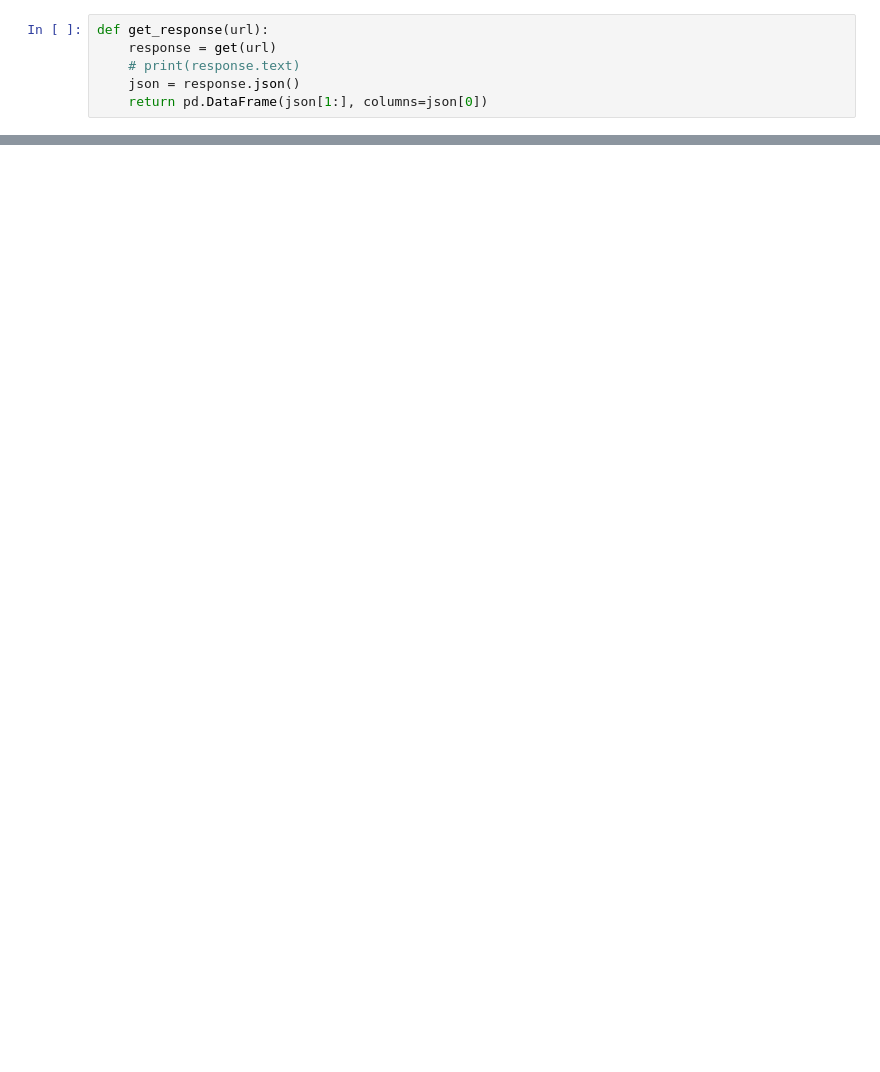
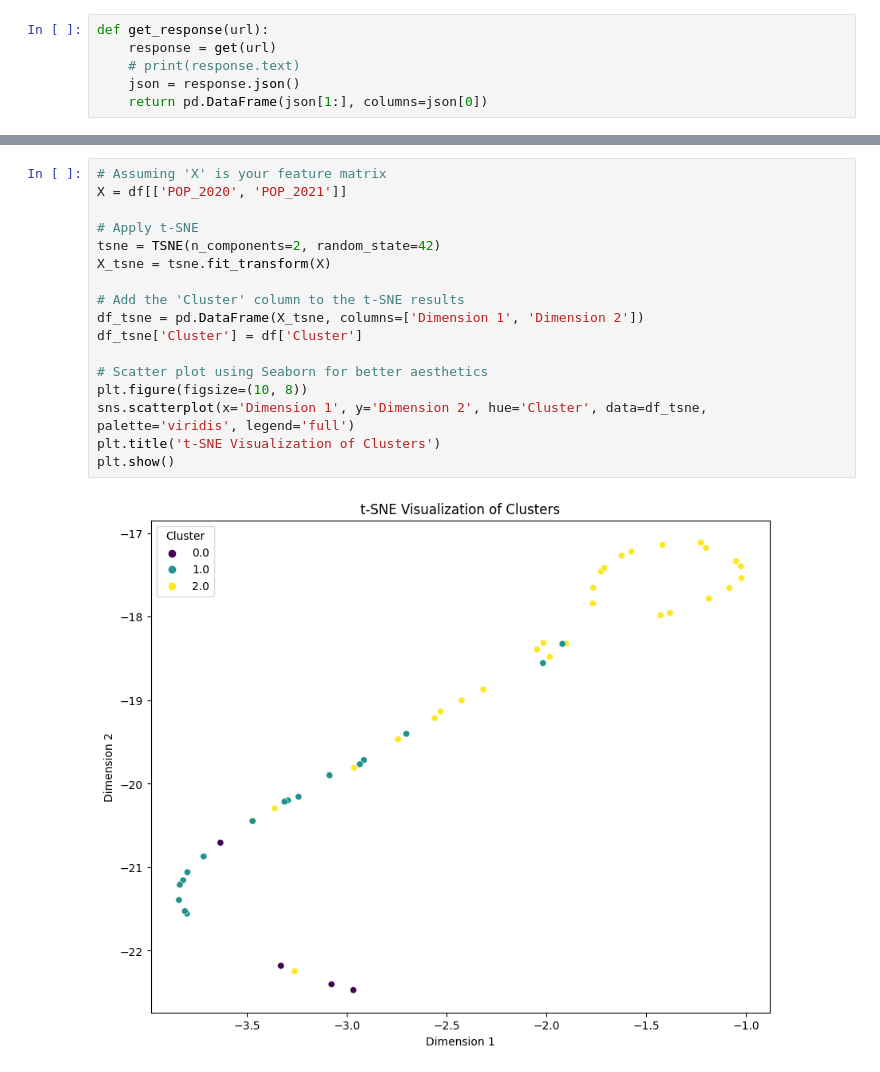
Before and after one commit to SGnawali25/ML-final-project, a Jupyter notebook: FinalProject.ipynb, the cells around one changed output, grey strips where cells are left out. Cells and saved outputs as stored; diff of their text form; blank space fills up the shorter version.

```diff
--- a/FinalProject.ipynb
+++ b/FinalProject.ipynb
@@ -153,0 +168,19 @@ ValueError: ignored
+# %%
+# Assuming 'X' is your feature matrix
+X = df[['POP_2020', 'POP_2021']]
+
+# Apply t-SNE
+tsne = TSNE(n_components=2, random_state=42)
+X_tsne = tsne.fit_transform(X)
+
+# Add the 'Cluster' column to the t-SNE results
+df_tsne = pd.DataFrame(X_tsne, columns=['Dimension 1', 'Dimension 2'])
+df_tsne['Cluster'] = df['Cluster']
+
+# Scatter plot using Seaborn for better aesthetics
+plt.figure(figsize=(10, 8))
+sns.scatterplot(x='Dimension 1', y='Dimension 2', hue='Cluster', data=df_tsne, palette='viridis', legend='full')
+plt.title('t-SNE Visualization of Clusters')
+plt.show()
+# %% [output]
+[figure, added]
```
Also changed, not shown: parts of 14 cells of this notebook, 5 other files.
